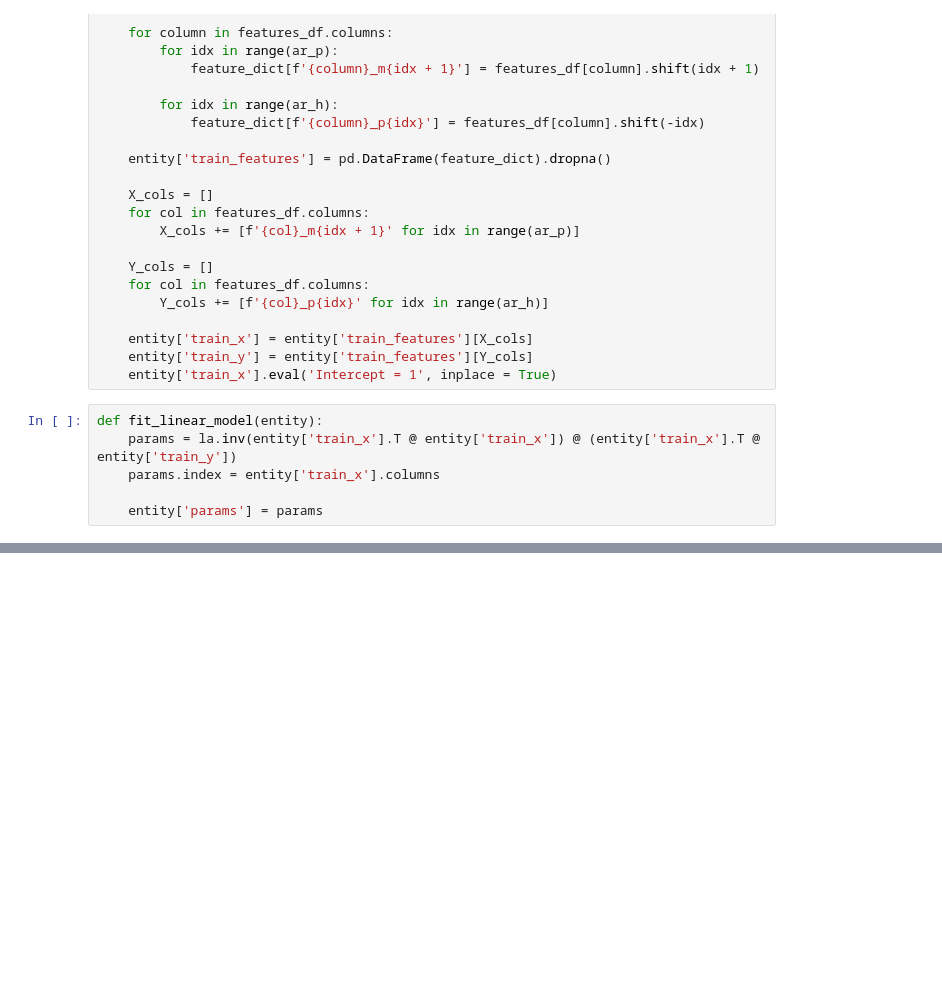
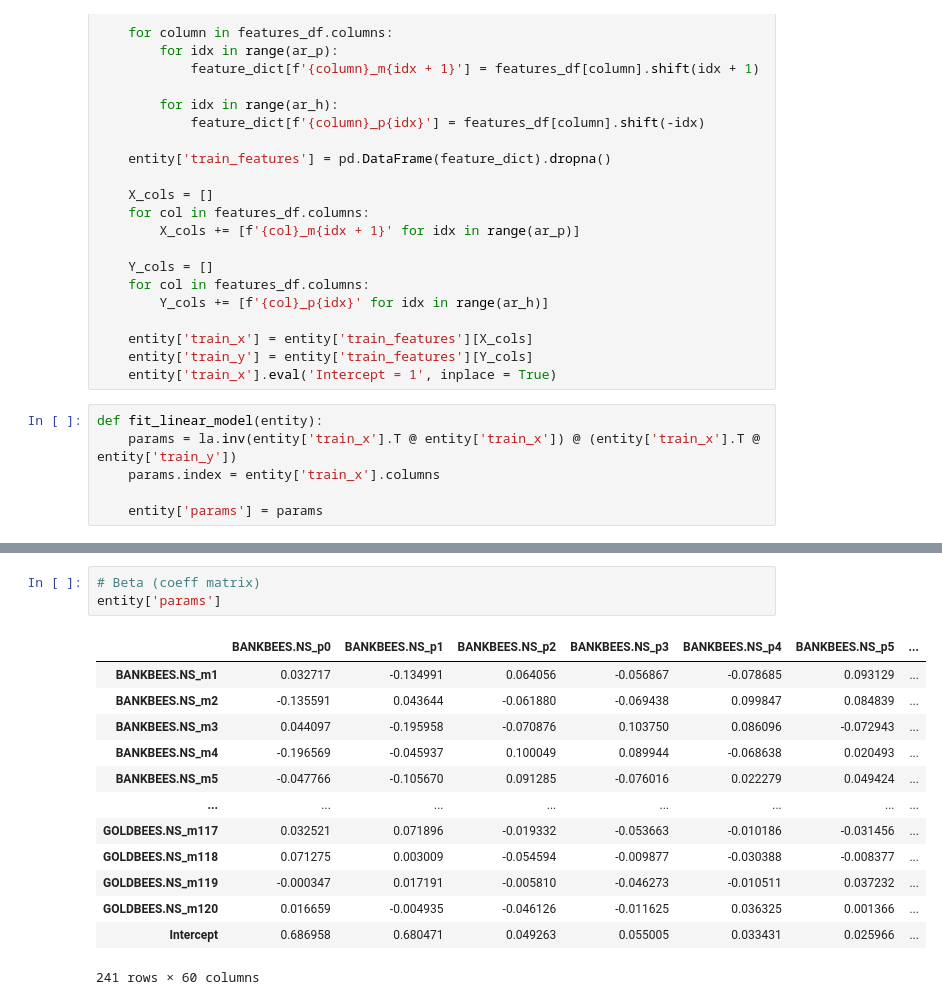
Before and after one commit to vkthakur90/Monte_Carlo_Option_Pricing, a Jupyter notebook: Modern_Portfolio_Theory_(Linear_Regression).ipynb, the cells around one changed output, grey strips where cells are left out. Cells and saved outputs as stored; diff of their text form; blank space fills up the shorter version.

```diff
--- a/Modern_Portfolio_Theory_(Linear_Regression).ipynb
+++ b/Modern_Portfolio_Theory_(Linear_Regression).ipynb
@@ -91,3 +99,20 @@ Downloading NIFTYBEES.NS
 [*********************100%***********************]  1 of 1 completed
 Downloading GOLDBEES.NS
 [*********************100%***********************]  1 of 1 completed
+# %%
+# Beta (coeff matrix)
+entity['params']
+# %% [output]
+|  | BANKBEES.NS_p0 | BANKBEES.NS_p1 | BANKBEES.NS_p2 | BANKBEES.NS_p3 | BANKBEES.NS_p4 | BANKBEES.NS_p5 | ... |
+| BANKBEES.NS_m1 | 0.032717 | -0.134991 | 0.064056 | -0.056867 | -0.078685 | 0.093129 | ... |
+| BANKBEES.NS_m2 | -0.135591 | 0.043644 | -0.061880 | -0.069438 | 0.099847 | 0.084839 | ... |
+| BANKBEES.NS_m3 | 0.044097 | -0.195958 | -0.070876 | 0.103750 | 0.086096 | -0.072943 | ... |
+| BANKBEES.NS_m4 | -0.196569 | -0.045937 | 0.100049 | 0.089944 | -0.068638 | 0.020493 | ... |
+| BANKBEES.NS_m5 | -0.047766 | -0.105670 | 0.091285 | -0.076016 | 0.022279 | 0.049424 | ... |
+| ... | ... | ... | ... | ... | ... | ... | ... |
+| GOLDBEES.NS_m117 | 0.032521 | 0.071896 | -0.019332 | -0.053663 | -0.010186 | -0.031456 | ... |
+| GOLDBEES.NS_m118 | 0.071275 | 0.003009 | -0.054594 | -0.009877 | -0.030388 | -0.008377 | ... |
+| GOLDBEES.NS_m119 | -0.000347 | 0.017191 | -0.005810 | -0.046273 | -0.010511 | 0.037232 | ... |
+| GOLDBEES.NS_m120 | 0.016659 | -0.004935 | -0.046126 | -0.011625 | 0.036325 | 0.001366 | ... |
+| Intercept | 0.686958 | 0.680471 | 0.049263 | 0.055005 | 0.033431 | 0.025966 | ... |
+241 rows × 60 columns
```
Also changed, not shown: parts of 9 cells of this notebook.
